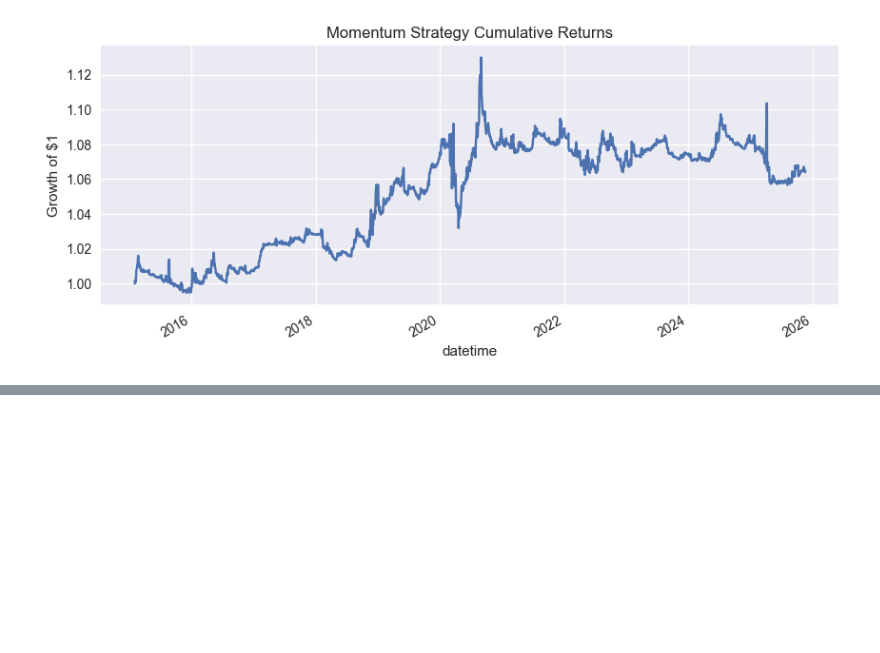
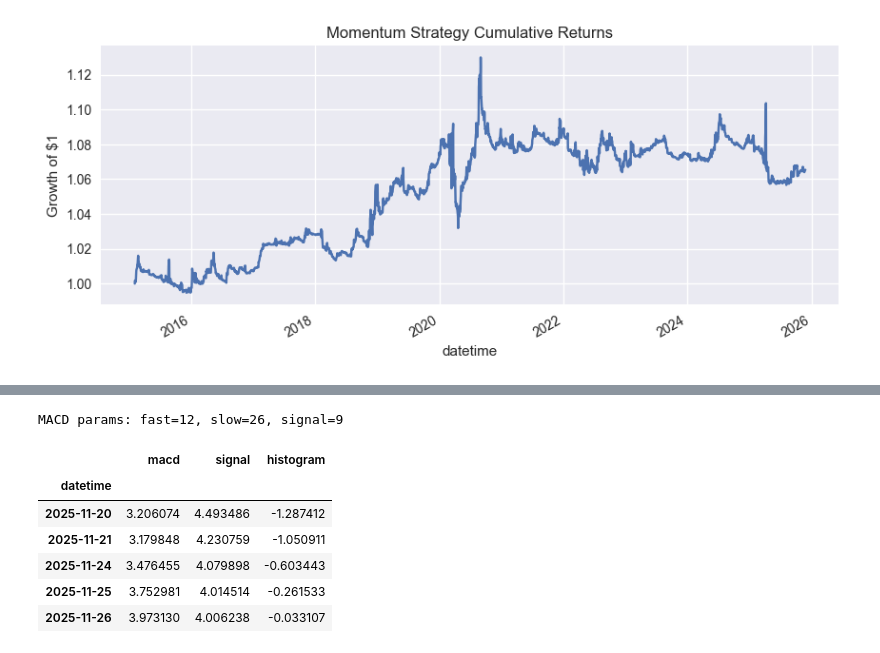
Before and after one commit to jdblackstar/alpha, a Jupyter notebook: research/phase1_basic_factors.ipynb, the cells around one changed output, grey strips where cells are left out. Saved outputs shown, nothing was run; the diff lists cells and outputs as text; code cells hidden in the pictures; blank space fills up the shorter version.

```diff
--- a/research/phase1_basic_factors.ipynb
+++ b/research/phase1_basic_factors.ipynb
@@ -69,0 +147,15 @@ plt.show()
+# %%
+macd = MACD(fast=12, slow=26, signal_period=9)
+macd_result = macd.compute(data)
+
+print(f"MACD params: fast={macd.fast}, slow={macd.slow}, signal={macd.signal_period}")
+macd_result.to_frame().tail()
+# %% [output]
+MACD params: fast=12, slow=26, signal=9
+|  | macd | signal | histogram |
+| datetime |  |  |  |
+| 2025-11-20 | 3.206074 | 4.493486 | -1.287412 |
+| 2025-11-21 | 3.179848 | 4.230759 | -1.050911 |
+| 2025-11-24 | 3.476455 | 4.079898 | -0.603443 |
+| 2025-11-25 | 3.752981 | 4.014514 | -0.261533 |
+| 2025-11-26 | 3.973130 | 4.006238 | -0.033107 |
```
Also changed, not shown: parts of 17 cells of this notebook, 3 other files.
